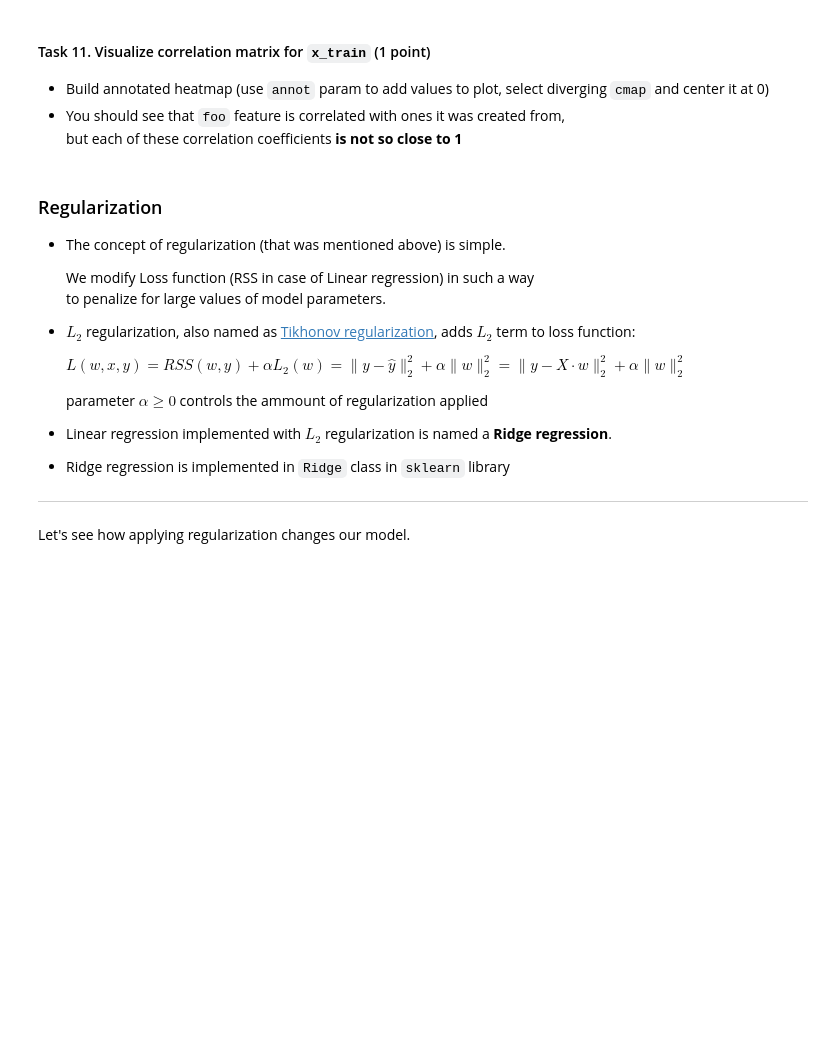
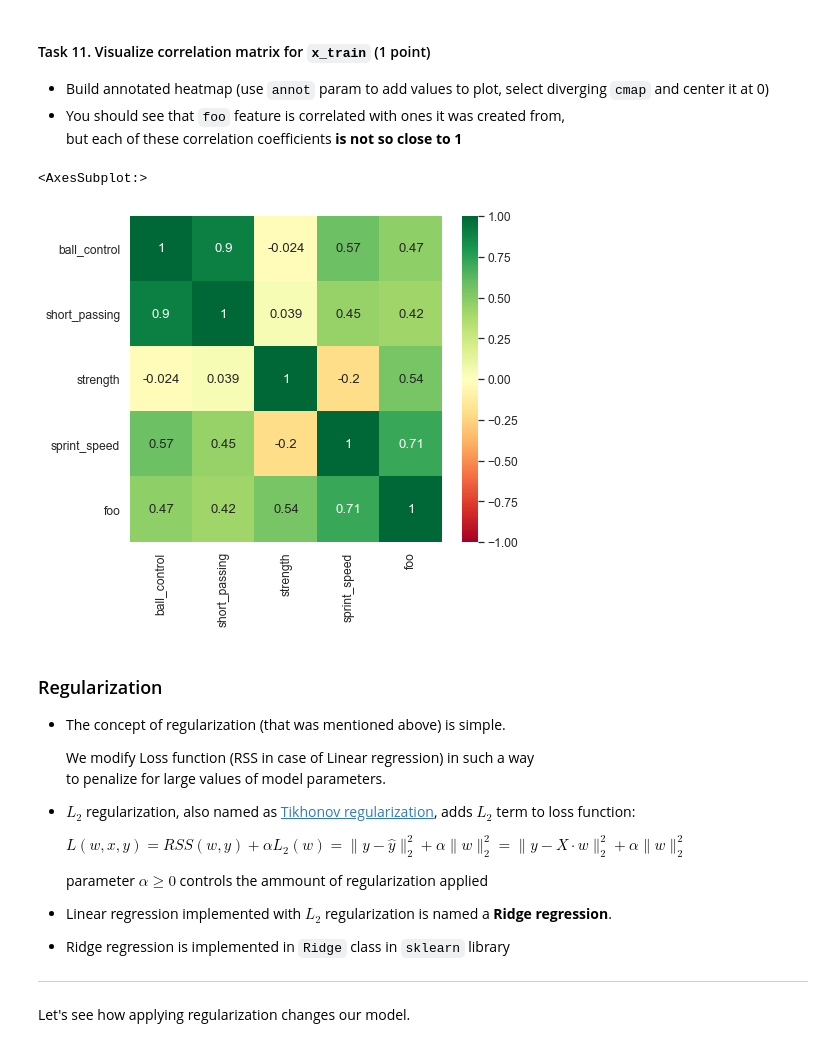
Before and after one commit to albert-bariev/rs-school-ml, a Jupyter notebook: linear_regression.ipynb, the cells around one changed output. Saved outputs shown, nothing was run; the diff lists cells and outputs as text; code cells hidden in the pictures; blank space fills up the shorter version.

```diff
--- a/linear_regression.ipynb
+++ b/linear_regression.ipynb
@@ -1392,7 +1487,11 @@ l2_norm(model.coef_)
 * You should see that `foo` feature is correlated with ones it was created from,<br>
   but each of these correlation coefficients **is not so close to 1**
 # %%
-# your code here
+# # your code here
+sns.heatmap(x_train.corr(), center=0, vmin = -1, vmax = +1, annot = True, cmap = 'RdYlGn')
+# %% [output]
+<AxesSubplot:>
+[figure, added]
 # %% [markdown]
 ### Regularization
 
```
Also changed, not shown: parts of 30 cells of this notebook.
